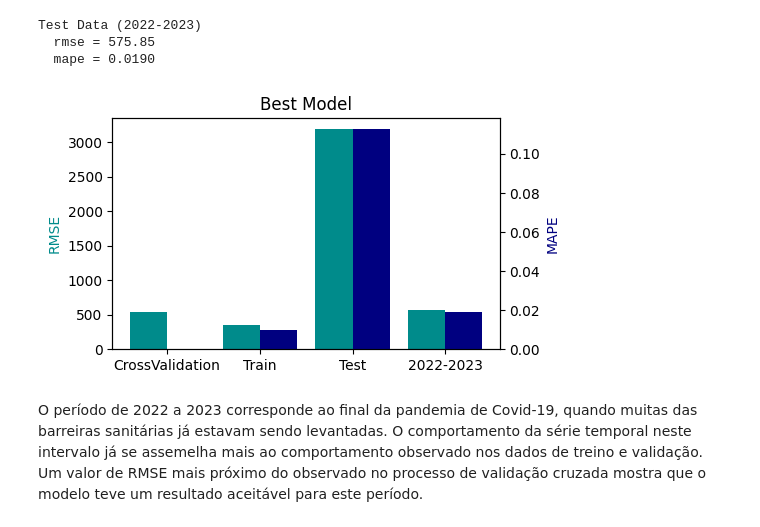
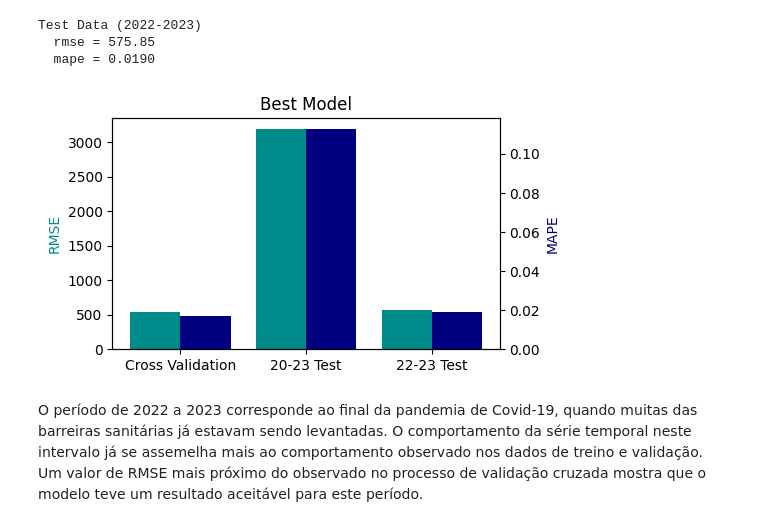
Before and after one commit to TiagoCAAmorim/machine_learning, a Jupyter notebook: Lista01/Lista01.ipynb, the cells around one changed output. Drawn from its saved outputs; the diff is of its cells as text; code cells hidden in the pictures.

```diff
--- a/Lista01/Lista01.ipynb
+++ b/Lista01/Lista01.ipynb
@@ -456,12 +460,17 @@ model = LinearRegression()
 tscv = TimeSeriesSplit(n_splits=folds)
 
 scores_linear = []
+mape_linear = []
 variables = []
 for k in range(24):
     variables = variables + [f'x_{k+1}']
     scores_ = cross_val_score(model, X[variables], y,
                               cv=tscv, scoring='neg_root_mean_squared_error')
     scores_linear.append(-np.mean(scores_))
+
+    mape_ = cross_val_score(model, X[variables], y,
+                              cv=tscv, scoring='neg_mean_absolute_percentage_error')
+    mape_linear.append(-np.mean(mape_))
 # %%
 plt.figure(figsize=(5, 3))
 plt.plot(range(1,25), scores_linear, color='blue', linestyle='-', marker='o', label='Linear models')
@@ -475,3 +484,12 @@ plt.savefig('report/png/B1_LinearModels.png', bbox_inches='tight')
 plt.show()
 # %% [output]
 [figure]
+# %%
+i_best = scores_linear.index(min(scores_linear))
+k_best = i_best + 1
+rmse_validation = scores_linear[i_best]
+mape_validation = mape_linear[i_best]
+
+print('Cross Validation')
+print(f'  RMSE = {rmse_validation:0.2f}')
+print(f'  MAPE = {mape_validation:0.2f}')
@@ -633,36 +654,36 @@ Test Data (2022-2023)
 # %%
 fig, ax1 = plt.subplots(figsize=(5, 3))
 
-labels = ['CrossValidation', 'Train', 'Test', '2022-2023']
+labels = ['Cross Validation', '20-23 Test', '22-23 Test']
 rmse_best_model = [
     rmse_validation,
-    rmse_train,
+    # rmse_train,
     rmse_test,
     rmse_2223
     ]
 
 ax1.bar(np.arange(len(labels)) - 0.2, rmse_best_model, color='darkcyan', width=0.4, align='center')
 ax1.set_ylabel('RMSE', color='darkcyan')
 plt.title('Best Model')
 
 mape_best_model = [
-    0,
-    mape_train,
+    mape_validation,
+    # mape_train,
     mape_test,
     mape_2223
     ]
 
 ax2 = ax1.twinx()
 ax2.bar(np.arange(len(labels)) + 0.2, mape_best_model, color='navy', width=0.4, align='center')
 ax2.set_ylabel('MAPE', color='navy')
 
 ax1.set_xticks(np.arange(len(labels)))
 ax1.set_xticklabels(labels)
 # plt.grid(True)
 plt.savefig('report/png/B3_RMSE.png', bbox_inches='tight')
 plt.show()
 # %% [output]
-[figure, old version]
+[figure, new version]
 # %% [markdown]
 O período de 2022 a 2023 corresponde ao final da pandemia de Covid-19, quando muitas das barreiras sanitárias já estavam sendo levantadas. O comportamento da série temporal neste intervalo já se assemelha mais ao comportamento observado nos dados de treino e validação. Um valor de RMSE mais próximo do observado no processo de validação cruzada mostra que o modelo teve um resultado aceitável para este período.
 # %% [markdown]
```
Also changed, not shown: parts of 6 cells of this notebook, 3 other files.
